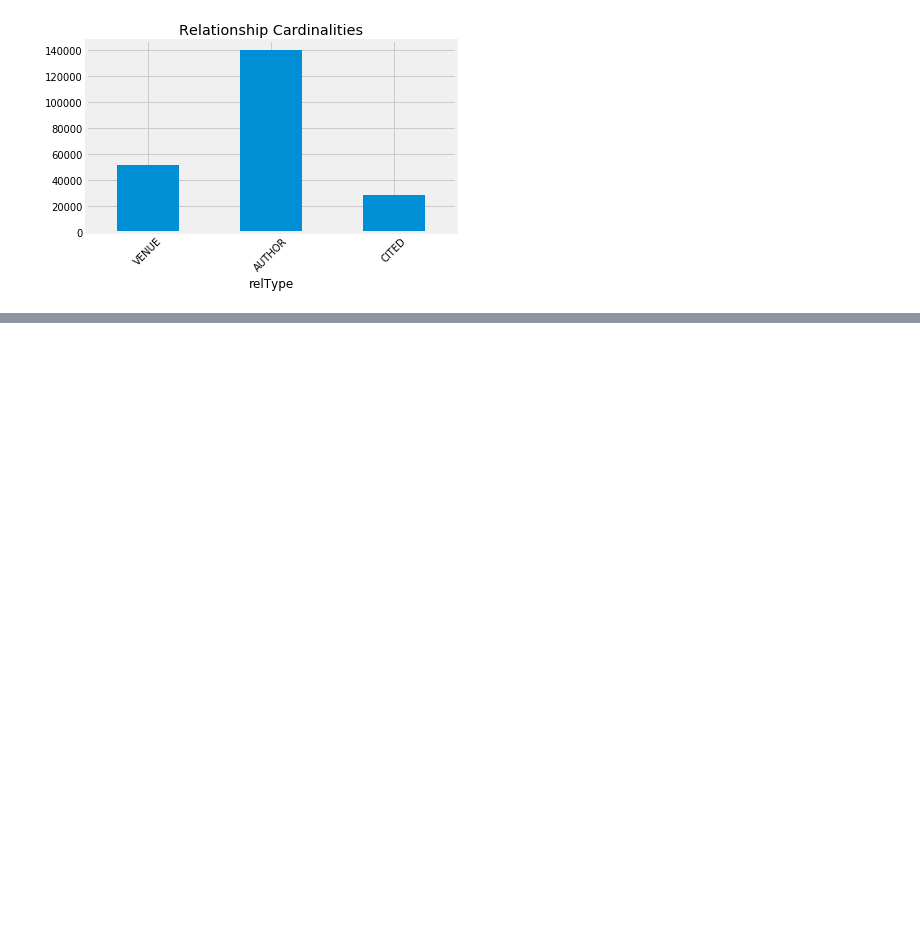
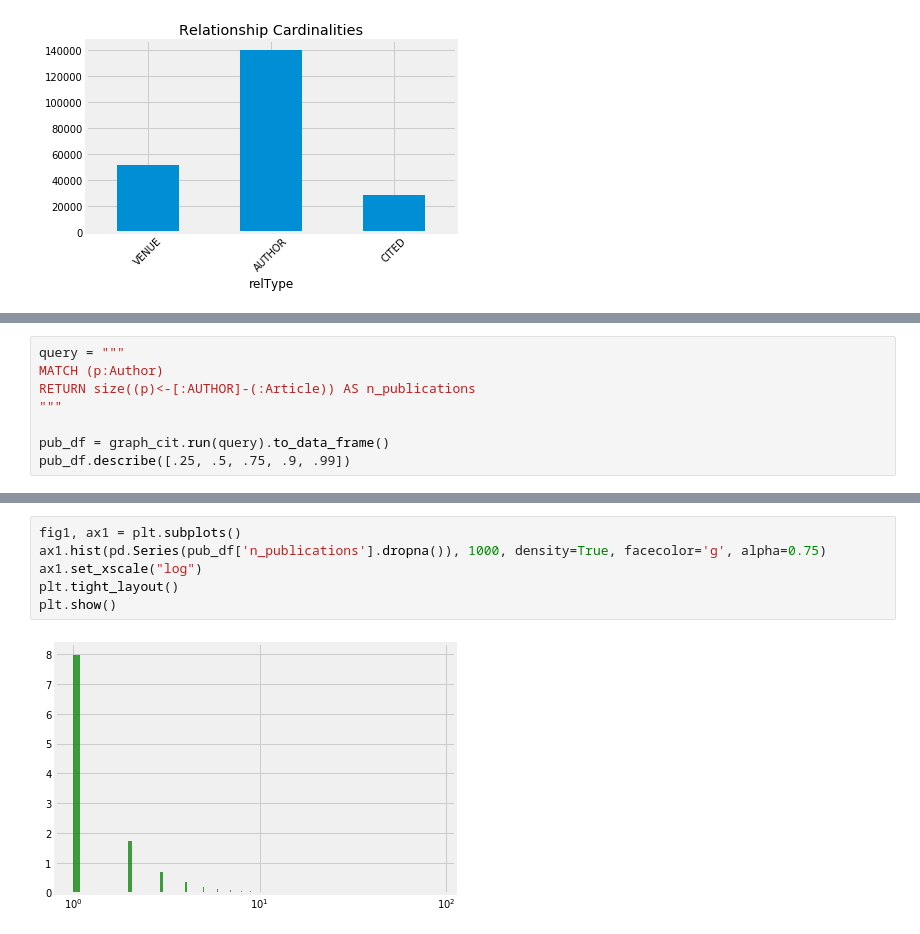
Before and after one commit to daddyjab/GraphDB_Notes, a Jupyter notebook: GDB-01-Explore_GraphDB.ipynb, the cells around one changed output, grey strips where cells are left out. Drawn from its saved outputs; the diff is of its cells as text; blank space fills up the shorter version.

```diff
--- a/GDB-01-Explore_GraphDB.ipynb
+++ b/GDB-01-Explore_GraphDB.ipynb
@@ -198,0 +256,8 @@ graph_cit.run(exploratory_query).to_data_frame()
+# %%
+query = """
+MATCH (p:Author)
+RETURN size((p)<-[:AUTHOR]-(:Article)) AS n_publications
+"""
+
+pub_df = graph_cit.run(query).to_data_frame()
+pub_df.describe([.25, .5, .75, .9, .99])
@@ -198,0 +276,8 @@ graph_cit.run(exploratory_query).to_data_frame()
+# %%
+fig1, ax1 = plt.subplots()
+ax1.hist(pd.Series(pub_df['n_publications'].dropna()), 1000, density=True, facecolor='g', alpha=0.75)
+ax1.set_xscale("log")
+plt.tight_layout()
+plt.show()
+# %% [output]
+[figure, added]
```
Also changed, not shown: parts of 31 cells of this notebook.
